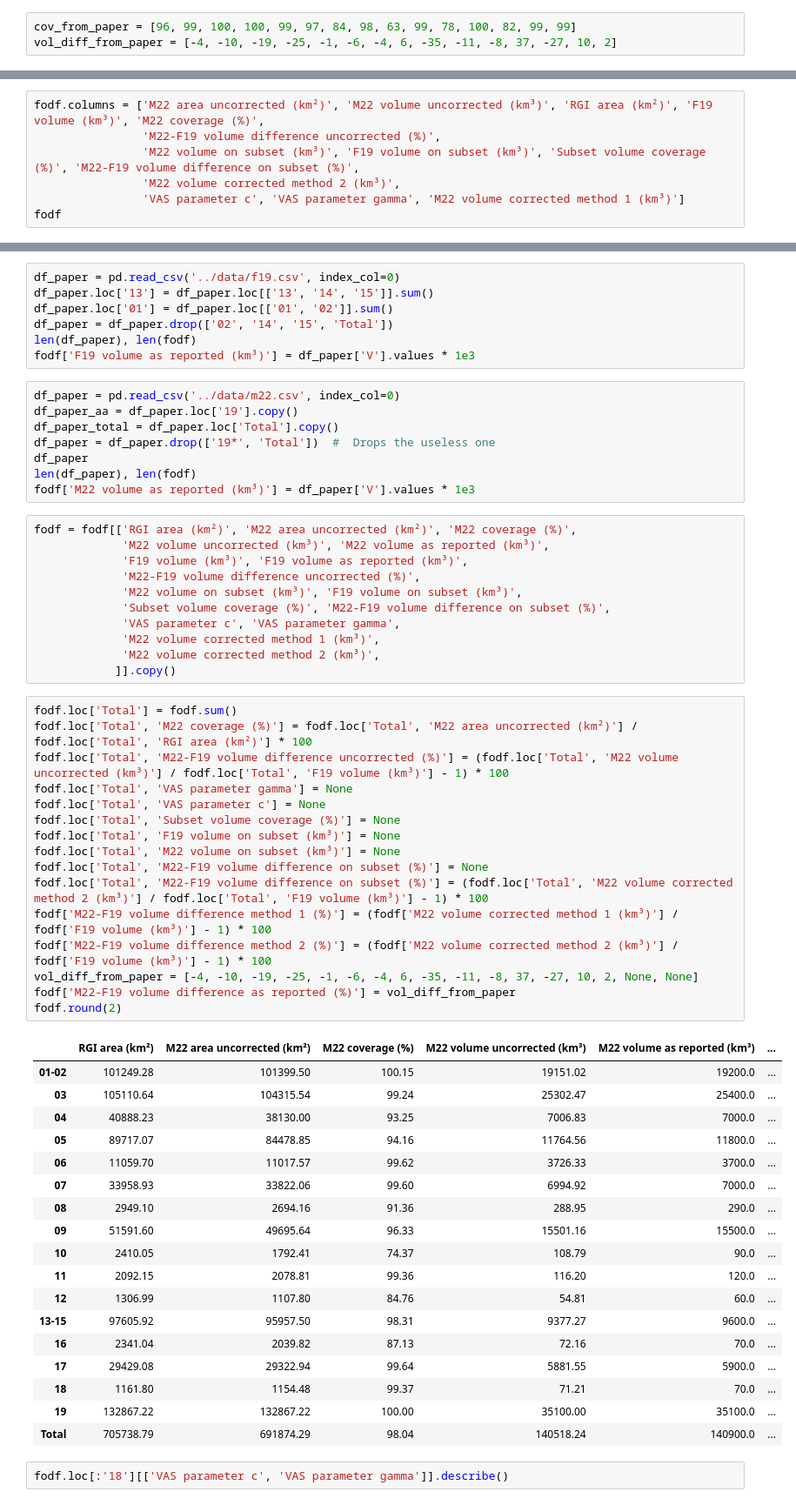
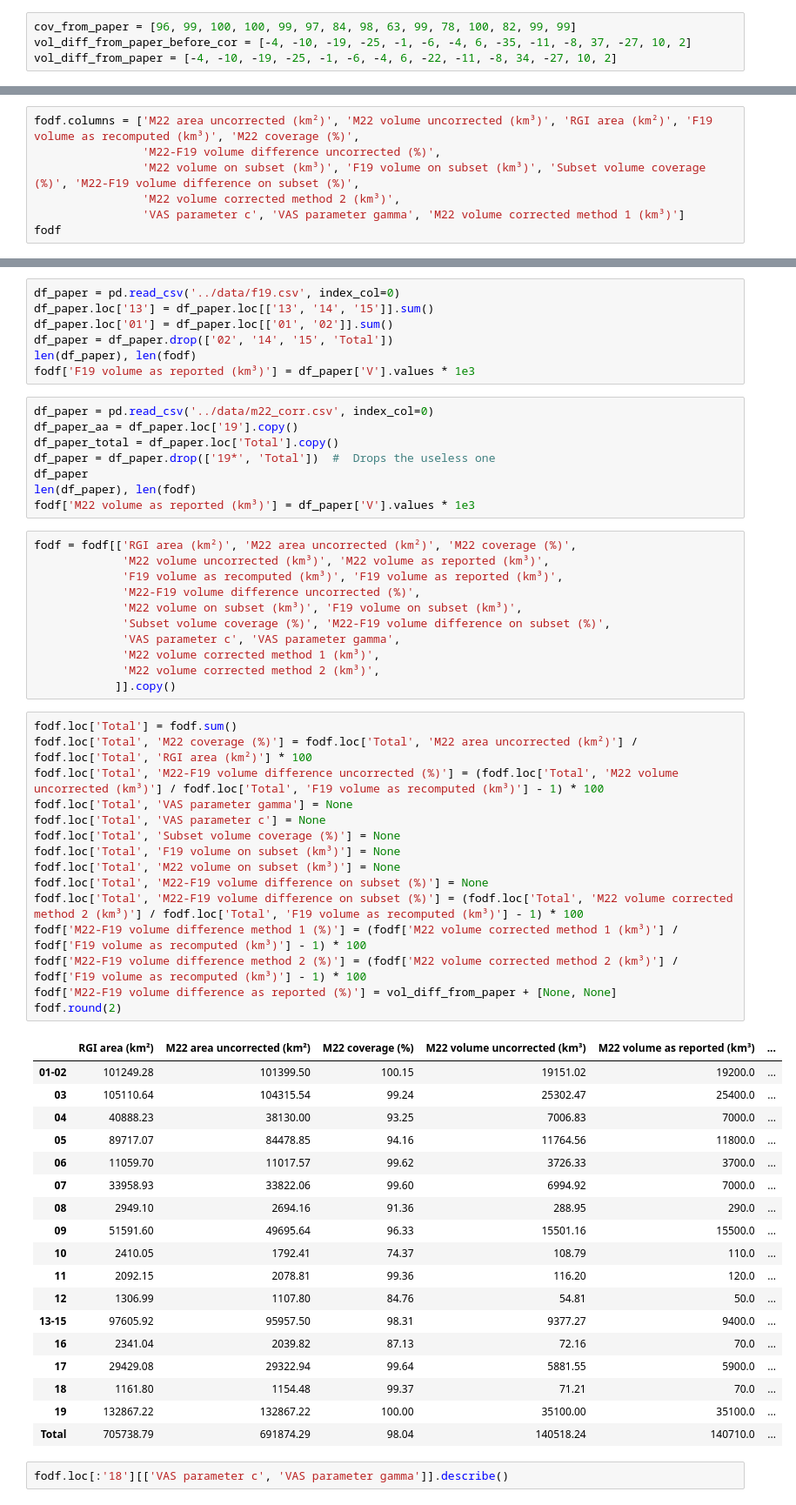
Before and after one commit to fmaussion/global_glacier_volume_paper, a Jupyter notebook: code/table_regional_volume_scaling.ipynb, the cells around one changed output, grey strips where cells are left out. Shown: that part at 87% size. Drawn from its saved outputs; the diff is of its cells as text.

```diff
--- a/code/table_regional_volume_scaling.ipynb
+++ b/code/table_regional_volume_scaling.ipynb
@@ -360,7 +360,8 @@ odf
 https://www.nature.com/articles/s41561-021-00885-z/tables/1
 # %%
 cov_from_paper = [96, 99, 100, 100, 99, 97, 84, 98, 63, 99, 78, 100, 82, 99, 99]
-vol_diff_from_paper = [-4, -10, -19, -25, -1, -6, -4, 6, -35, -11, -8, 37, -27, 10, 2]
+vol_diff_from_paper_before_cor = [-4, -10, -19, -25, -1, -6, -4, 6, -35, -11, -8, 37, -27, 10, 2]
+vol_diff_from_paper = [-4, -10, -19, -25, -1, -6, -4, 6, -22, -11, -8, 34, -27, 10, 2]
 # %%
 comp = odf[['area_cov']].round(0).astype(int)
 comp.columns = ['our_area_cov']
@@ -598,7 +593,7 @@ fodf.loc['19'] = {
     'vol_diff_corrected': (df_paper_aa.V*1e3 / f19_aa.f19_vol_km3 - 1) * 100,
 }
 # %%
-fodf.columns = ['M22 area uncorrected (km²)', 'M22 volume uncorrected (km³)', 'RGI area (km²)', 'F19 volume (km³)', 'M22 coverage (%)',
+fodf.columns = ['M22 area uncorrected (km²)', 'M22 volume uncorrected (km³)', 'RGI area (km²)', 'F19 volume as recomputed (km³)', 'M22 coverage (%)',
                 'M22-F19 volume difference uncorrected (%)',
                 'M22 volume on subset (km³)', 'F19 volume on subset (km³)', 'Subset volume coverage (%)', 'M22-F19 volume difference on subset (%)',
                 'M22 volume corrected method 2 (km³)',
@@ -632,7 +627,7 @@ df_paper = df_paper.drop(['02', '14', '15', 'Total'])
 len(df_paper), len(fodf)
 fodf['F19 volume as reported (km³)'] = df_paper['V'].values * 1e3
 # %%
-df_paper = pd.read_csv('../data/m22.csv', index_col=0)
+df_paper = pd.read_csv('../data/m22_corr.csv', index_col=0)
 df_paper_aa = df_paper.loc['19'].copy()
 df_paper_total = df_paper.loc['Total'].copy()
 df_paper = df_paper.drop(['19*', 'Total'])  #  Drops the useless one
@@ -642,7 +637,7 @@ fodf['M22 volume as reported (km³)'] = df_paper['V'].values * 1e3
 # %%
 fodf = fodf[['RGI area (km²)', 'M22 area uncorrected (km²)', 'M22 coverage (%)',
              'M22 volume uncorrected (km³)', 'M22 volume as reported (km³)',
-             'F19 volume (km³)', 'F19 volume as reported (km³)',
+             'F19 volume as recomputed (km³)', 'F19 volume as reported (km³)',
              'M22-F19 volume difference uncorrected (%)',
              'M22 volume on subset (km³)', 'F19 volume on subset (km³)',
              'Subset volume coverage (%)', 'M22-F19 volume difference on subset (%)',
@@ -653,38 +648,37 @@ fodf = fodf[['RGI area (km²)', 'M22 area uncorrected (km²)', 'M22 coverage (%)
 # %%
 fodf.loc['Total'] = fodf.sum()
 fodf.loc['Total', 'M22 coverage (%)'] = fodf.loc['Total', 'M22 area uncorrected (km²)'] / fodf.loc['Total', 'RGI area (km²)'] * 100
-fodf.loc['Total', 'M22-F19 volume difference uncorrected (%)'] = (fodf.loc['Total', 'M22 volume uncorrected (km³)'] / fodf.loc['Total', 'F19 volume (km³)'] - 1) * 100
+fodf.loc['Total', 'M22-F19 volume difference uncorrected (%)'] = (fodf.loc['Total', 'M22 volume uncorrected (km³)'] / fodf.loc['Total', 'F19 volume as recomputed (km³)'] - 1) * 100
 fodf.loc['Total', 'VAS parameter gamma'] = None
 fodf.loc['Total', 'VAS parameter c'] = None
 fodf.loc['Total', 'Subset volume coverage (%)'] = None
 fodf.loc['Total', 'F19 volume on subset (km³)'] = None
 fodf.loc['Total', 'M22 volume on subset (km³)'] = None
 fodf.loc['Total', 'M22-F19 volume difference on subset (%)'] = None
-fodf.loc['Total', 'M22-F19 volume difference on subset (%)'] = (fodf.loc['Total', 'M22 volume corrected method 2 (km³)'] / fodf.loc['Total', 'F19 volume (km³)'] - 1) * 100
-fodf['M22-F19 volume difference method 1 (%)'] = (fodf['M22 volume corrected method 1 (km³)'] / fodf['F19 volume (km³)'] - 1) * 100
-fodf['M22-F19 volume difference method 2 (%)'] = (fodf['M22 volume corrected method 2 (km³)'] / fodf['F19 volume (km³)'] - 1) * 100
-vol_diff_from_paper = [-4, -10, -19, -25, -1, -6, -4, 6, -35, -11, -8, 37, -27, 10, 2, None, None]
-fodf['M22-F19 volume difference as reported (%)'] = vol_diff_from_paper
+fodf.loc['Total', 'M22-F19 volume difference on subset (%)'] = (fodf.loc['Total', 'M22 volume corrected method 2 (km³)'] / fodf.loc['Total', 'F19 volume as recomputed (km³)'] - 1) * 100
+fodf['M22-F19 volume difference method 1 (%)'] = (fodf['M22 volume corrected method 1 (km³)'] / fodf['F19 volume as recomputed (km³)'] - 1) * 100
+fodf['M22-F19 volume difference method 2 (%)'] = (fodf['M22 volume corrected method 2 (km³)'] / fodf['F19 volume as recomputed (km³)'] - 1) * 100
+fodf['M22-F19 volume difference as reported (%)'] = vol_diff_from_paper + [None, None]
 fodf.round(2)
 # %% [output]
 |  | RGI area (km²) | M22 area uncorrected (km²) | M22 coverage (%) | M22 volume uncorrected (km³) | M22 volume as reported (km³) | ... |
 | 01-02 | 101249.28 | 101399.50 | 100.15 | 19151.02 | 19200.0 | ... |
 | 03 | 105110.64 | 104315.54 | 99.24 | 25302.47 | 25400.0 | ... |
 | 04 | 40888.23 | 38130.00 | 93.25 | 7006.83 | 7000.0 | ... |
 | 05 | 89717.07 | 84478.85 | 94.16 | 11764.56 | 11800.0 | ... |
 | 06 | 11059.70 | 11017.57 | 99.62 | 3726.33 | 3700.0 | ... |
 | 07 | 33958.93 | 33822.06 | 99.60 | 6994.92 | 7000.0 | ... |
 | 08 | 2949.10 | 2694.16 | 91.36 | 288.95 | 290.0 | ... |
 | 09 | 51591.60 | 49695.64 | 96.33 | 15501.16 | 15500.0 | ... |
-| 10 | 2410.05 | 1792.41 | 74.37 | 108.79 | 90.0 | ... |
+| 10 | 2410.05 | 1792.41 | 74.37 | 108.79 | 110.0 | ... |
 | 11 | 2092.15 | 2078.81 | 99.36 | 116.20 | 120.0 | ... |
-| 12 | 1306.99 | 1107.80 | 84.76 | 54.81 | 60.0 | ... |
-| 13-15 | 97605.92 | 95957.50 | 98.31 | 9377.27 | 9600.0 | ... |
+| 12 | 1306.99 | 1107.80 | 84.76 | 54.81 | 50.0 | ... |
+| 13-15 | 97605.92 | 95957.50 | 98.31 | 9377.27 | 9400.0 | ... |
 | 16 | 2341.04 | 2039.82 | 87.13 | 72.16 | 70.0 | ... |
 | 17 | 29429.08 | 29322.94 | 99.64 | 5881.55 | 5900.0 | ... |
 | 18 | 1161.80 | 1154.48 | 99.37 | 71.21 | 70.0 | ... |
 | 19 | 132867.22 | 132867.22 | 100.00 | 35100.00 | 35100.0 | ... |
-| Total | 705738.79 | 691874.29 | 98.04 | 140518.24 | 140900.0 | ... |
+| Total | 705738.79 | 691874.29 | 98.04 | 140518.24 | 140710.0 | ... |
 # %%
 fodf.loc[:'18'][['VAS parameter c', 'VAS parameter gamma']].describe()
 # %% [output]
```
Also changed, not shown: parts of 14 cells of this notebook, 8 other files.
